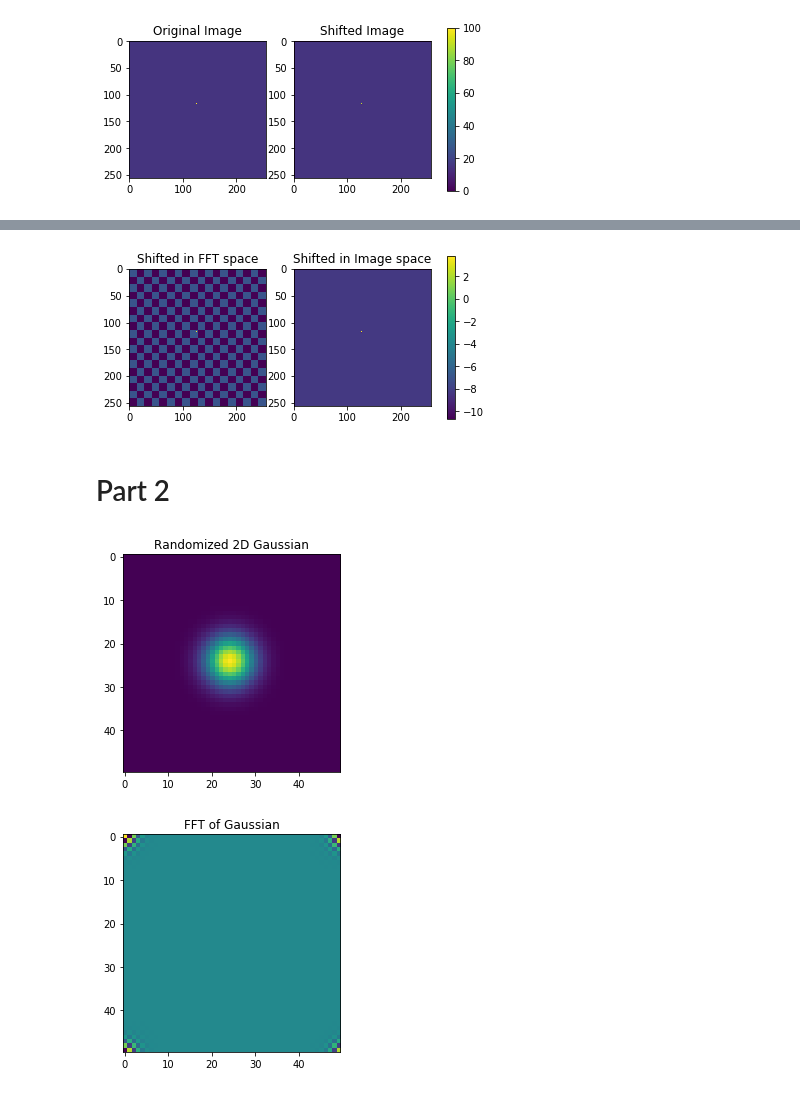
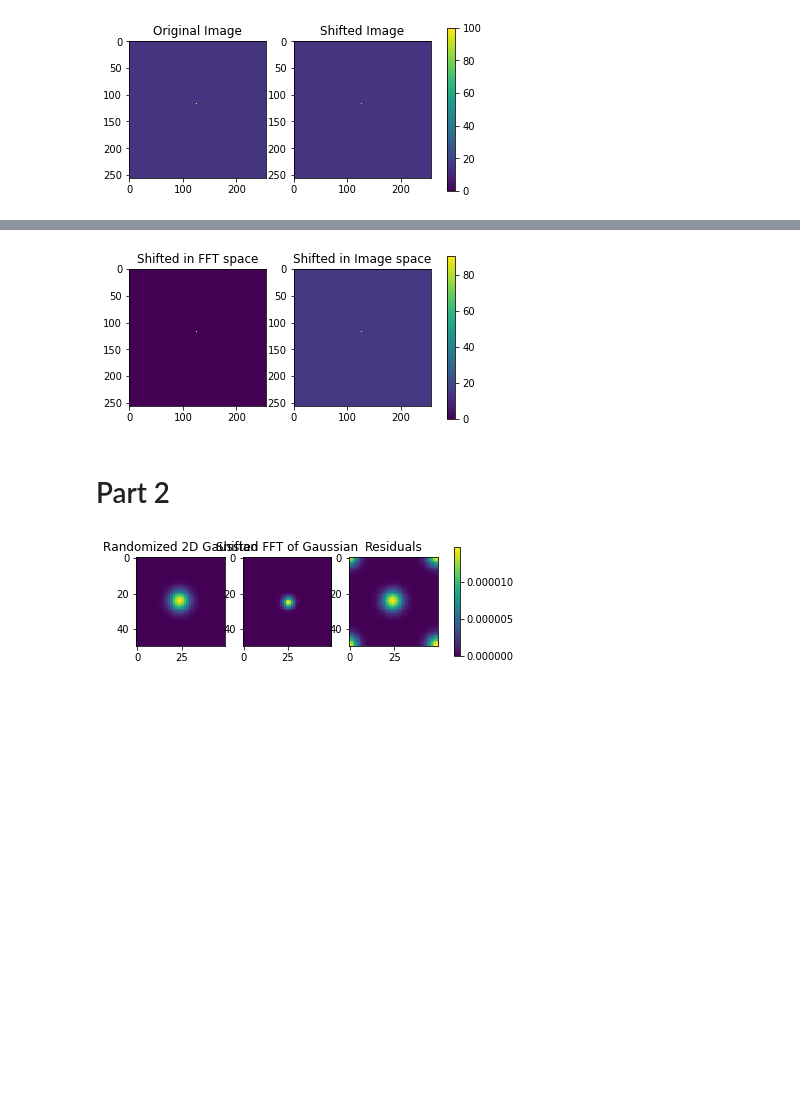
Before and after one commit to jbc1216/ASTR499, a Jupyter notebook: Fourier Shifts.ipynb, the cells around one changed output, grey strips where cells are left out. Saved outputs shown, nothing was run; the diff lists cells and outputs as text; code cells hidden in the pictures; blank space fills up the shorter version.

Commit message:
Work through Problem 2A

```diff
--- a/Fourier Shifts.ipynb
+++ b/Fourier Shifts.ipynb
@@ -63,38 +67,55 @@ dy = 0.0003
 H = H *np.exp(2*np.pi*(xF*dx + yF*dy)/256)
 InvFFT = np.fft.ifft2(np.fft.ifftshift(H))
 fig, ax = plt.subplots(1,2)
-ax[0].imshow(np.real(InvFFT), cmap='viridis')
-ax[1].imshow(img2, cmap='viridis')
-cbar = plt.colorbar(fft2, location='right', ax=ax, fraction=0.05, shrink=0.75)
+ax00 = ax[0].imshow(np.abs(InvFFT), cmap='viridis')
+ax01 = ax[1].imshow(img2, cmap='viridis')
+cbar = plt.colorbar(ax01, location='right', ax=ax, fraction=0.05, shrink=0.75)
 ax[0].set_title('Shifted in FFT space')
 ax[1].set_title('Shifted in Image space')
 plt.show()
 # %% [output]
-[figure, old version]
+[figure, new version]
 # %% [markdown]
 # Part 2
 # %%
+# Create Gaussian function to plot
 def gaus2d(x, y, mx=125, my=125, sx=20, sy=20):
     return 1. / (2. * np.pi * sx * sy) * np.exp(-((x - mx)**2. / (2. * sx**2.) + (y - my)**2. / (2. * sy**2.)))
 
 x = np.linspace(0,255)
 y = np.linspace(0,255)
 x, y = np.meshgrid(x, y)
 z = gaus2d(x, y)
-fig, ax = plt.subplots(1,1)
-ax.imshow(z, cmap='viridis')
-ax.set_title('Randomized 2D Gaussian')
+
+# apply fft shift before plotting fft as in problem 1
+# Plot gaussian distribution
+
+fig, ax = plt.subplots(1,3)
+
+ax[0].imshow(z, cmap='viridis')
+ax[0].set_title('Randomized 2D Gaussian')
+
+# Plot 2D fft of gaussian distribution
+z2 = np.copy(z)
+z2fft = np.fft.ifftshift(np.fft.ifft2(z2))
+z2fftplt = ax[1].imshow(np.abs(z2fft), cmap='viridis')
+ax[1].set_title('Shifted FFT of Gaussian')
+cbar = plt.colorbar(z2fftplt, location='right', ax=ax, fraction=0.05, shrink=0.5)
+
+
+# Create shifted analytic FFT of randomized 2d gaussian directly in fourier space
+def gaussFFT(array):
+    return np.fft.fftshift(np.fft.fft2(array))
+analyticFFT = gaussFFT(z2)
+analyticIMG = np.fft.ifftshift(np.fft.ifft2(analyticFFT))
+
+# subtract result from original and plot residual
+subtrac = np.fft.ifftshift(np.abs(z - analyticIMG))
+ax[2].imshow(subtrac, cmap='viridis')
+ax[2].set_title('Residuals')
+# fig.tight_layout()
 plt.show()
-
-z2 = np.copy(z)
-z2fft = np.fft.fft2(z2).astype(float)
-fig, ax = plt.subplots(1,1)
-
-ax.imshow(z2fft, cmap='viridis')
-ax.set_title('FFT of Gaussian')
-plt.show()
 # %% [output]
-[figure, old version]
+[figure, new version]
-[figure, removed]
 # %%
 # now i need to create analytic fourier transform of the gaussian data directly in fourier space
```
Also changed, not shown: parts of 3 cells of this notebook.
